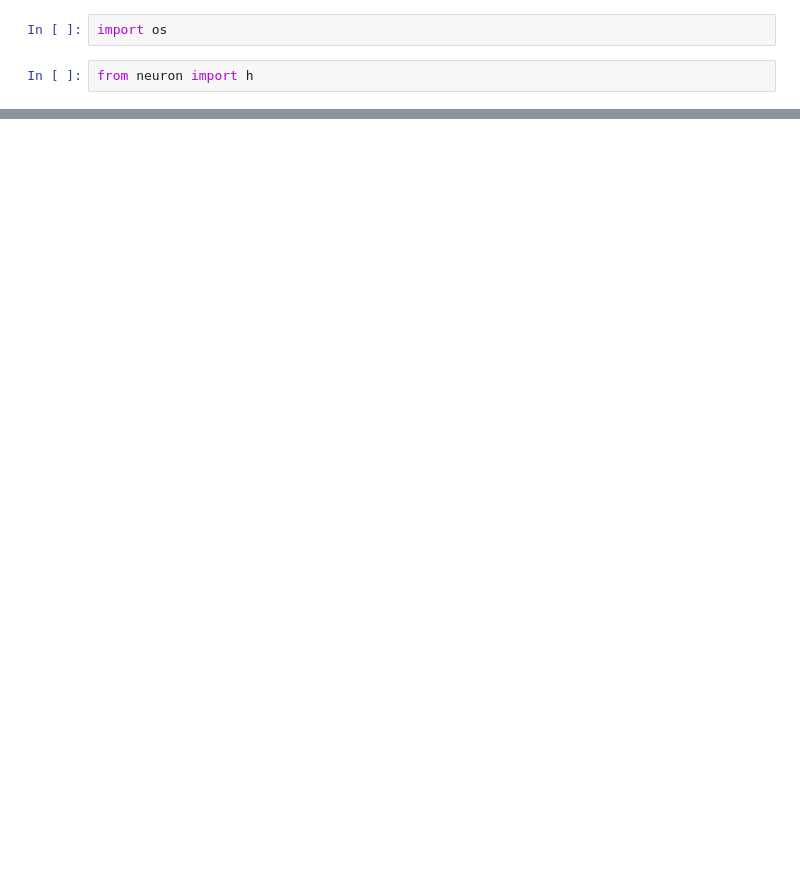
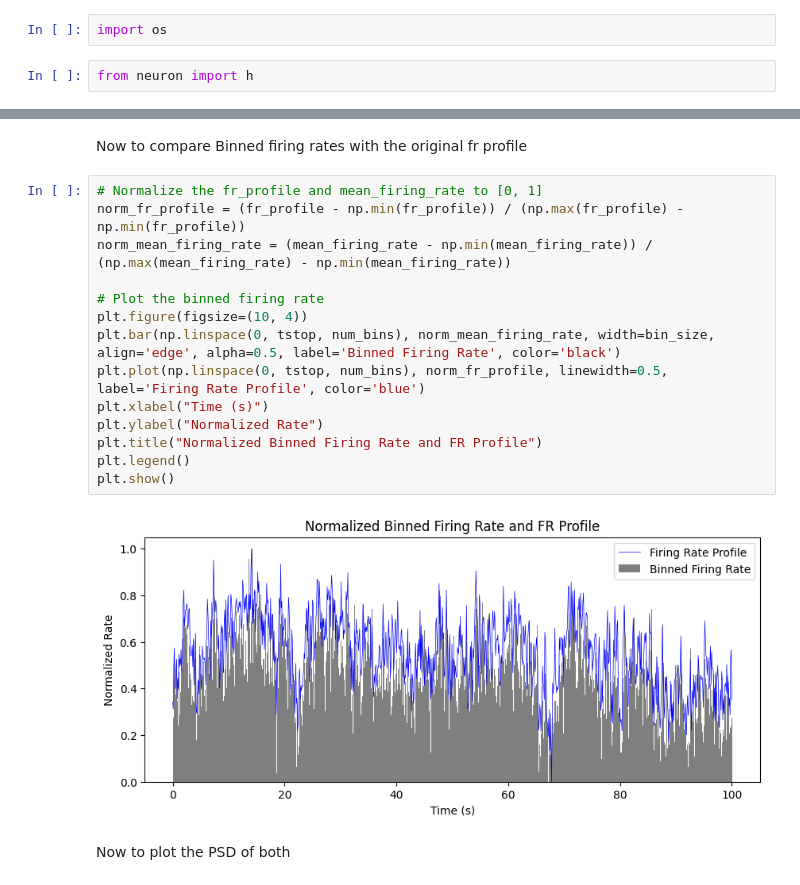
Before and after one commit to davidfague/Neural-Modeling, a Jupyter notebook: Input_Generation.ipynb, the cells around one changed output, grey strips where cells are left out. Drawn from its saved outputs; the diff is of its cells as text; blank space fills up the shorter version.

```diff
--- a/Input_Generation.ipynb
+++ b/Input_Generation.ipynb
@@ -443,0 +624,20 @@ spikegen.
+# %% [markdown]
+Now to compare Binned firing rates with the original fr profile
+# %%
+# Normalize the fr_profile and mean_firing_rate to [0, 1]
+norm_fr_profile = (fr_profile - np.min(fr_profile)) / (np.max(fr_profile) - np.min(fr_profile))
+norm_mean_firing_rate = (mean_firing_rate - np.min(mean_firing_rate)) / (np.max(mean_firing_rate) - np.min(mean_firing_rate))
+
+# Plot the binned firing rate
+plt.figure(figsize=(10, 4))
+plt.bar(np.linspace(0, tstop, num_bins), norm_mean_firing_rate, width=bin_size, align='edge', alpha=0.5, label='Binned Firing Rate', color='black')
+plt.plot(np.linspace(0, tstop, num_bins), norm_fr_profile, linewidth=0.5, label='Firing Rate Profile', color='blue')
+plt.xlabel("Time (s)")
+plt.ylabel("Normalized Rate")
+plt.title("Normalized Binned Firing Rate and FR Profile")
+plt.legend()
+plt.show()
+# %% [output]
+[figure, added]
+# %% [markdown]
+Now to plot the PSD of both
```
Also changed, not shown: parts of 33 cells of this notebook.
